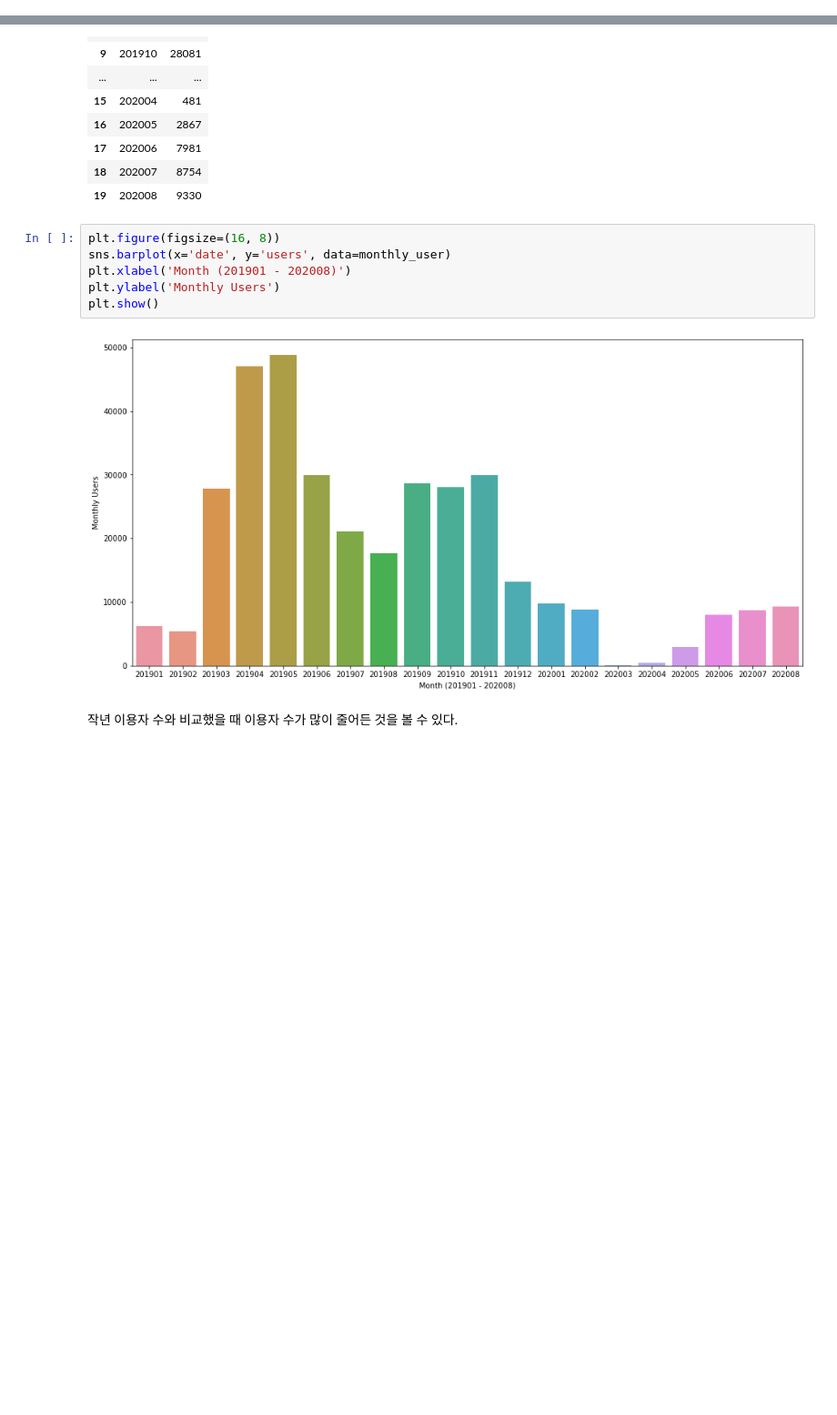
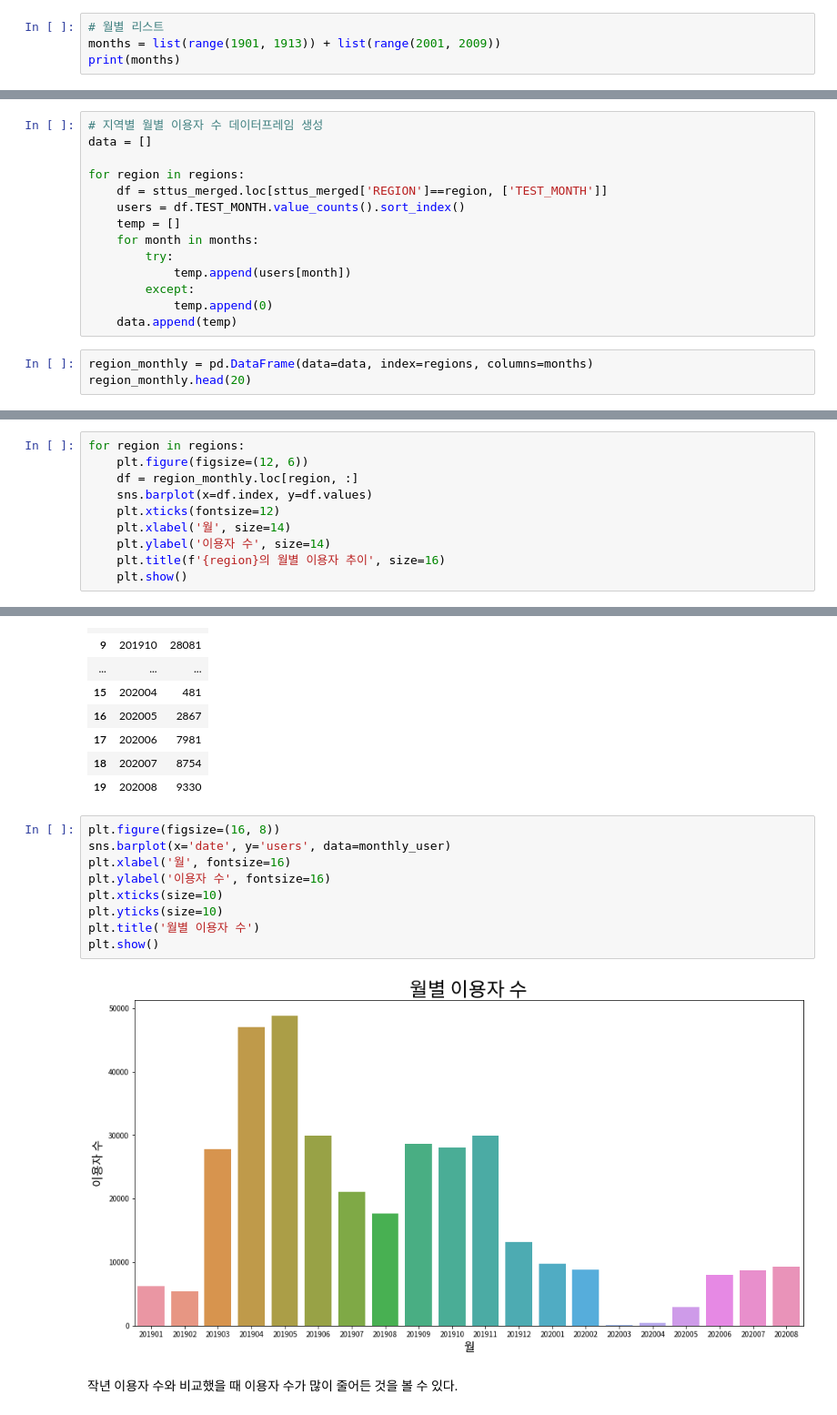
Before and after one commit to CoodingPenguin/data-contest-collection, a Jupyter notebook: sports-data-application-contest-2020/체력인증센터이용자현황.ipynb, the cells around one changed output, grey strips where cells are left out. Shown: that part at 91% size. Saved outputs shown, nothing was run; the diff lists cells and outputs as text; blank space fills up the shorter version.

```diff
--- a/sports-data-application-contest-2020/체력인증센터이용자현황.ipynb
+++ b/sports-data-application-contest-2020/체력인증센터이용자현황.ipynb
@@ -289,0 +452,4 @@ def get_region(df):
+# %%
+# 월별 리스트
+months = list(range(1901, 1913)) + list(range(2001, 2009))
+print(months)
@@ -289,0 +458,17 @@ def get_region(df):
+# %%
+# 지역별 월별 이용자 수 데이터프레임 생성
+data = []
+
+for region in regions:
+    df = sttus_merged.loc[sttus_merged['REGION']==region, ['TEST_MONTH']]
+    users = df.TEST_MONTH.value_counts().sort_index()
+    temp = []
+    for month in months:
+        try:
+            temp.append(users[month])
+        except:
+            temp.append(0)
+    data.append(temp)
+# %%
+region_monthly = pd.DataFrame(data=data, index=regions, columns=months)
+region_monthly.head(20)
@@ -289,0 +494,10 @@ def get_region(df):
+# %%
+for region in regions:
+    plt.figure(figsize=(12, 6))
+    df = region_monthly.loc[region, :]
+    sns.barplot(x=df.index, y=df.values)
+    plt.xticks(fontsize=12)
+    plt.xlabel('월', size=14)
+    plt.ylabel('이용자 수', size=14)
+    plt.title(f'{region}의 월별 이용자 추이', size=16)
+    plt.show()
@@ -321,11 +653,14 @@ monthly_user.head(20)
 # %%
 plt.figure(figsize=(16, 8))
 sns.barplot(x='date', y='users', data=monthly_user)
-plt.xlabel('Month (201901 - 202008)')
-plt.ylabel('Monthly Users')
+plt.xlabel('월', fontsize=16)
+plt.ylabel('이용자 수', fontsize=16)
+plt.xticks(size=10)
+plt.yticks(size=10)
+plt.title('월별 이용자 수')
 plt.show()
 # %% [output]
-[figure, old version]
+[figure, new version]
 # %% [markdown]
 작년 이용자 수와 비교했을 때 이용자 수가 많이 줄어든 것을 볼 수 있다.
 # %% [markdown]
```
Also changed, not shown: parts of 44 cells of this notebook.
